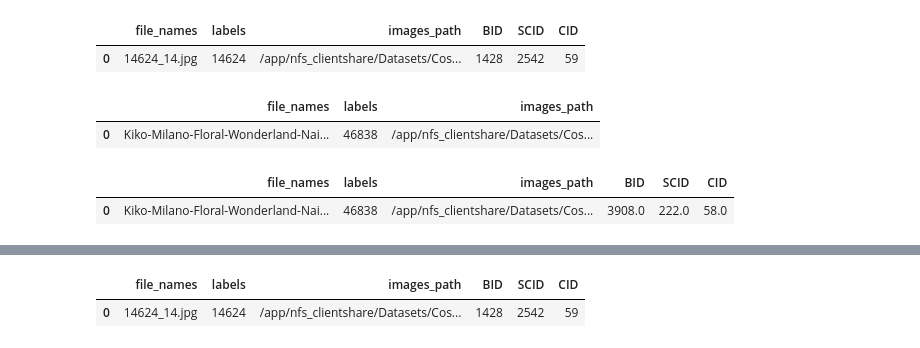
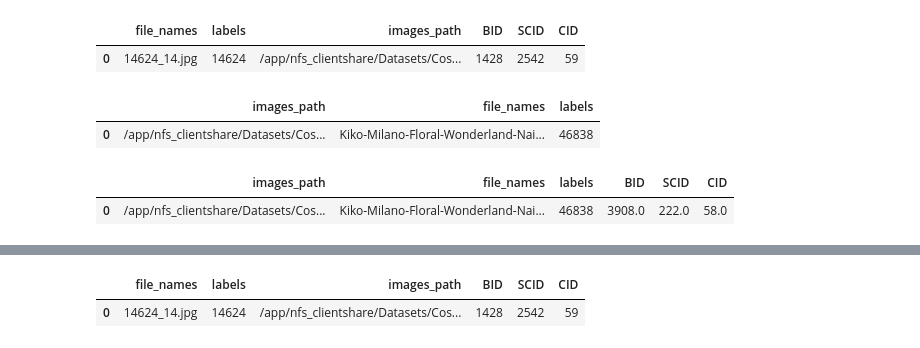
Before and after one commit to suthipongg/Similarity_model, a Jupyter notebook: Prepare_dataset.ipynb, the cells around one changed output, grey strips where cells are left out. Saved outputs shown, nothing was run; the diff lists cells and outputs as text; code cells hidden in the pictures.

```diff
--- a/Prepare_dataset.ipynb
+++ b/Prepare_dataset.ipynb
@@ -36,16 +36,17 @@ df_joined_load.head(1)
 |  | file_names | labels | images_path | BID | SCID | CID |
 | 0 | 14624_14.jpg | 14624 | /app/nfs_clientshare/Datasets/Cos... | 1428 | 2542 | 59 |
 # %%
-new_data = pd.read_csv(ROOT_NFS_DATA / 'Cosmenet_uat_20231108' / 'data_image_only.csv')
+new_data = pd.read_csv(ROOT_NFS_DATA / 'Cosmenet_uat_20231108' / 'data_search_image_only.csv')
 new_data.head(1)
 # %% [output]
-|  | file_names | labels | images_path |
-| 0 | Kiko-Milano-Floral-Wonderland-Nai... | 46838 | /app/nfs_clientshare/Datasets/Cos... |
+|  | images_path | file_names | labels |
+| 0 | /app/nfs_clientshare/Datasets/Cos... | Kiko-Milano-Floral-Wonderland-Nai... | 46838 |
 # %%
 new_data_joined = pd.merge(new_data, pro_join_id, how="left", left_on=["labels"],
-                           right_on=['EID']).drop(columns=['EID'])
+                           right_on=['EID'])
+new_data_joined.drop(columns=['EID'], inplace=True)
 new_data_joined.head(1)
 # %% [output]
-|  | file_names | labels | images_path | BID | SCID | CID |
-| 0 | Kiko-Milano-Floral-Wonderland-Nai... | 46838 | /app/nfs_clientshare/Datasets/Cos... | 3908.0 | 222.0 | 58.0 |
+|  | images_path | file_names | labels | BID | SCID | CID |
+| 0 | /app/nfs_clientshare/Datasets/Cos... | Kiko-Milano-Floral-Wonderland-Nai... | 46838 | 3908.0 | 222.0 | 58.0 |
 # %%
```
Also changed, not shown: parts of 17 cells of this notebook, 3 other files.
